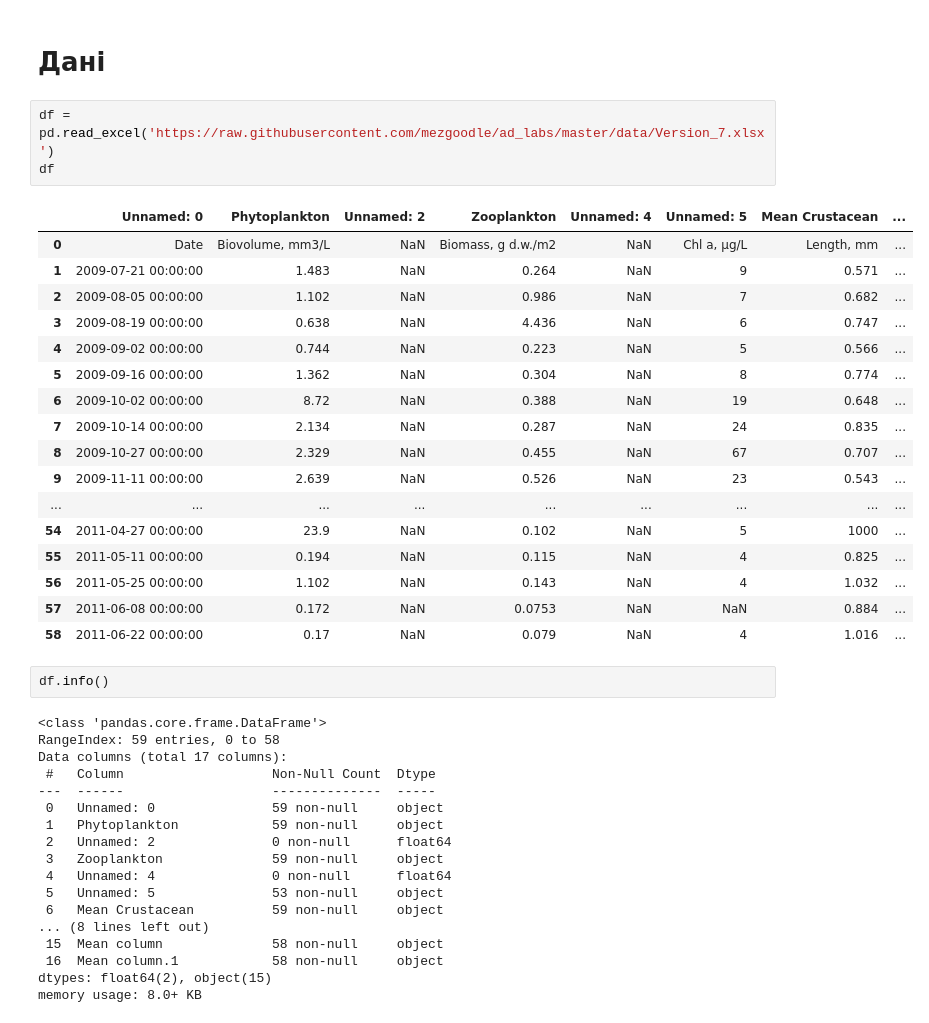
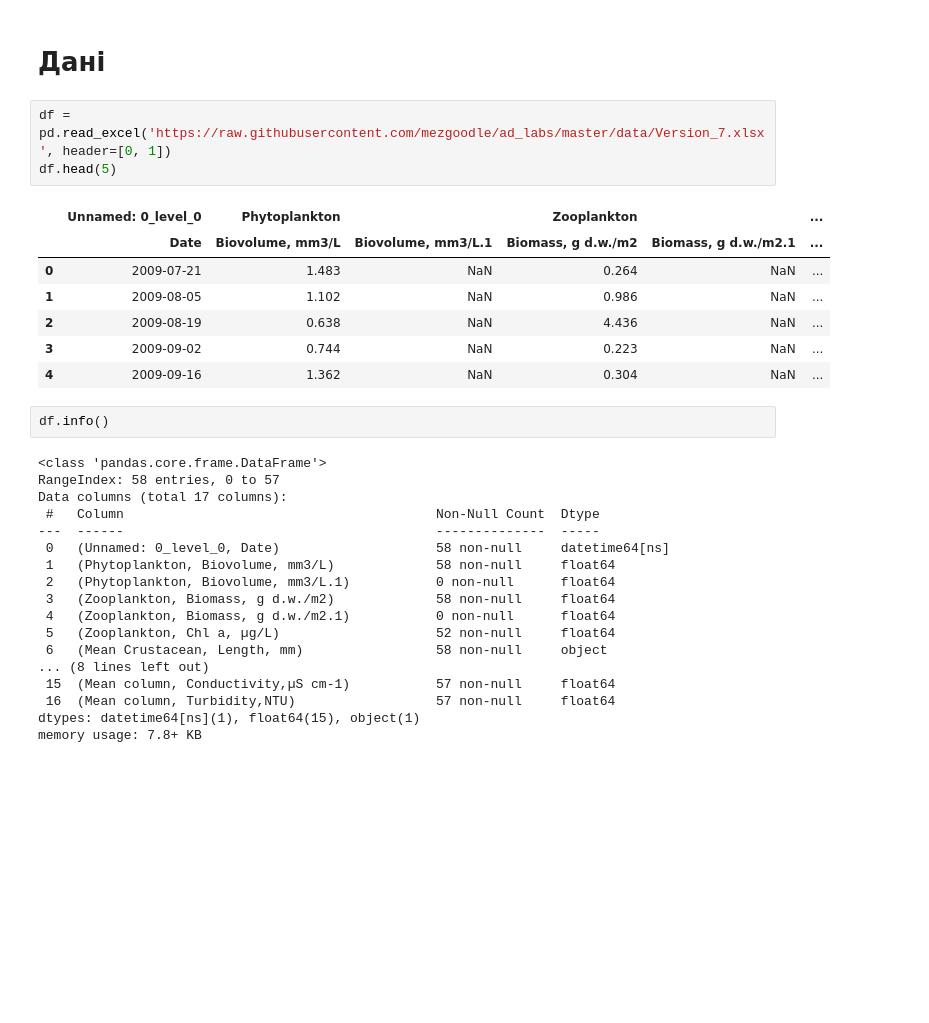
Before and after one commit to mezgoodle/ad_labs, a Jupyter notebook: docs/lab6/lab6.ipynb, the cells around one changed output. Saved outputs shown, nothing was run; the diff lists cells and outputs as text; blank space fills up the shorter version.

```diff
--- a/docs/lab6/lab6.ipynb
+++ b/docs/lab6/lab6.ipynb
@@ -28,44 +19,34 @@ import seaborn as sns
 # %% [markdown]
 # Дані
 # %%
-df = pd.read_excel('https://raw.githubusercontent.com/mezgoodle/ad_labs/master/data/Version_7.xlsx')
-df
+df = pd.read_excel('https://raw.githubusercontent.com/mezgoodle/ad_labs/master/data/Version_7.xlsx', header=[0, 1])
+df.head(5)
 # %% [output]
-|  | Unnamed: 0 | Phytoplankton | Unnamed: 2 | Zooplankton | Unnamed: 4 | Unnamed: 5 | Mean Crustacean | ... |
-| 0 | Date | Biovolume, mm3/L | NaN | Biomass, g d.w./m2 | NaN | Chl a, µg/L | Length, mm | ... |
-| 1 | 2009-07-21 00:00:00 | 1.483 | NaN | 0.264 | NaN | 9 | 0.571 | ... |
-| 2 | 2009-08-05 00:00:00 | 1.102 | NaN | 0.986 | NaN | 7 | 0.682 | ... |
-| 3 | 2009-08-19 00:00:00 | 0.638 | NaN | 4.436 | NaN | 6 | 0.747 | ... |
-| 4 | 2009-09-02 00:00:00 | 0.744 | NaN | 0.223 | NaN | 5 | 0.566 | ... |
-| 5 | 2009-09-16 00:00:00 | 1.362 | NaN | 0.304 | NaN | 8 | 0.774 | ... |
-| 6 | 2009-10-02 00:00:00 | 8.72 | NaN | 0.388 | NaN | 19 | 0.648 | ... |
-| 7 | 2009-10-14 00:00:00 | 2.134 | NaN | 0.287 | NaN | 24 | 0.835 | ... |
-| 8 | 2009-10-27 00:00:00 | 2.329 | NaN | 0.455 | NaN | 67 | 0.707 | ... |
-| 9 | 2009-11-11 00:00:00 | 2.639 | NaN | 0.526 | NaN | 23 | 0.543 | ... |
-| ... | ... | ... | ... | ... | ... | ... | ... | ... |
-| 54 | 2011-04-27 00:00:00 | 23.9 | NaN | 0.102 | NaN | 5 | 1000 | ... |
-| 55 | 2011-05-11 00:00:00 | 0.194 | NaN | 0.115 | NaN | 4 | 0.825 | ... |
-| 56 | 2011-05-25 00:00:00 | 1.102 | NaN | 0.143 | NaN | 4 | 1.032 | ... |
-| 57 | 2011-06-08 00:00:00 | 0.172 | NaN | 0.0753 | NaN | NaN | 0.884 | ... |
-| 58 | 2011-06-22 00:00:00 | 0.17 | NaN | 0.079 | NaN | 4 | 1.016 | ... |
+|  | Unnamed: 0_level_0 | Phytoplankton |  | Zooplankton |  | ... |
+|  | Date | Biovolume, mm3/L | Biovolume, mm3/L.1 | Biomass, g d.w./m2 | Biomass, g d.w./m2.1 | ... |
+| 0 | 2009-07-21 | 1.483 | NaN | 0.264 | NaN | ... |
+| 1 | 2009-08-05 | 1.102 | NaN | 0.986 | NaN | ... |
+| 2 | 2009-08-19 | 0.638 | NaN | 4.436 | NaN | ... |
+| 3 | 2009-09-02 | 0.744 | NaN | 0.223 | NaN | ... |
+| 4 | 2009-09-16 | 1.362 | NaN | 0.304 | NaN | ... |
 # %%
 df.info()
 # %% [output]
 <class 'pandas.core.frame.DataFrame'>
-RangeIndex: 59 entries, 0 to 58
+RangeIndex: 58 entries, 0 to 57
 Data columns (total 17 columns):
- #   Column                   Non-Null Count  Dtype
----  ------                   --------------  -----
- 0   Unnamed: 0               59 non-null     object
- 1   Phytoplankton            59 non-null     object
- 2   Unnamed: 2               0 non-null      float64
- 3   Zooplankton              59 non-null     object
- 4   Unnamed: 4               0 non-null      float64
- 5   Unnamed: 5               53 non-null     object
- 6   Mean Crustacean          59 non-null     object
+ #   Column                                        Non-Null Count  Dtype
+---  ------                                        --------------  -----
+ 0   (Unnamed: 0_level_0, Date)                    58 non-null     datetime64[ns]
+ 1   (Phytoplankton, Biovolume, mm3/L)             58 non-null     float64
+ 2   (Phytoplankton, Biovolume, mm3/L.1)           0 non-null      float64
+ 3   (Zooplankton, Biomass, g d.w./m2)             58 non-null     float64
+ 4   (Zooplankton, Biomass, g d.w./m2.1)           0 non-null      float64
+ 5   (Zooplankton, Chl a, µg/L)                    52 non-null     float64
+ 6   (Mean Crustacean, Length, mm)                 58 non-null     object
 ... (8 lines left out)
- 15  Mean column              58 non-null     object
- 16  Mean column.1            58 non-null     object
-dtypes: float64(2), object(15)
-memory usage: 8.0+ KB
+ 15  (Mean column, Conductivity,µS cm-1)           57 non-null     float64
+ 16  (Mean column, Turbidity,NTU)                  57 non-null     float64
+dtypes: datetime64[ns](1), float64(15), object(1)
+memory usage: 7.8+ KB
 # %%
```
Also changed, not shown: parts of 22 cells of this notebook.
